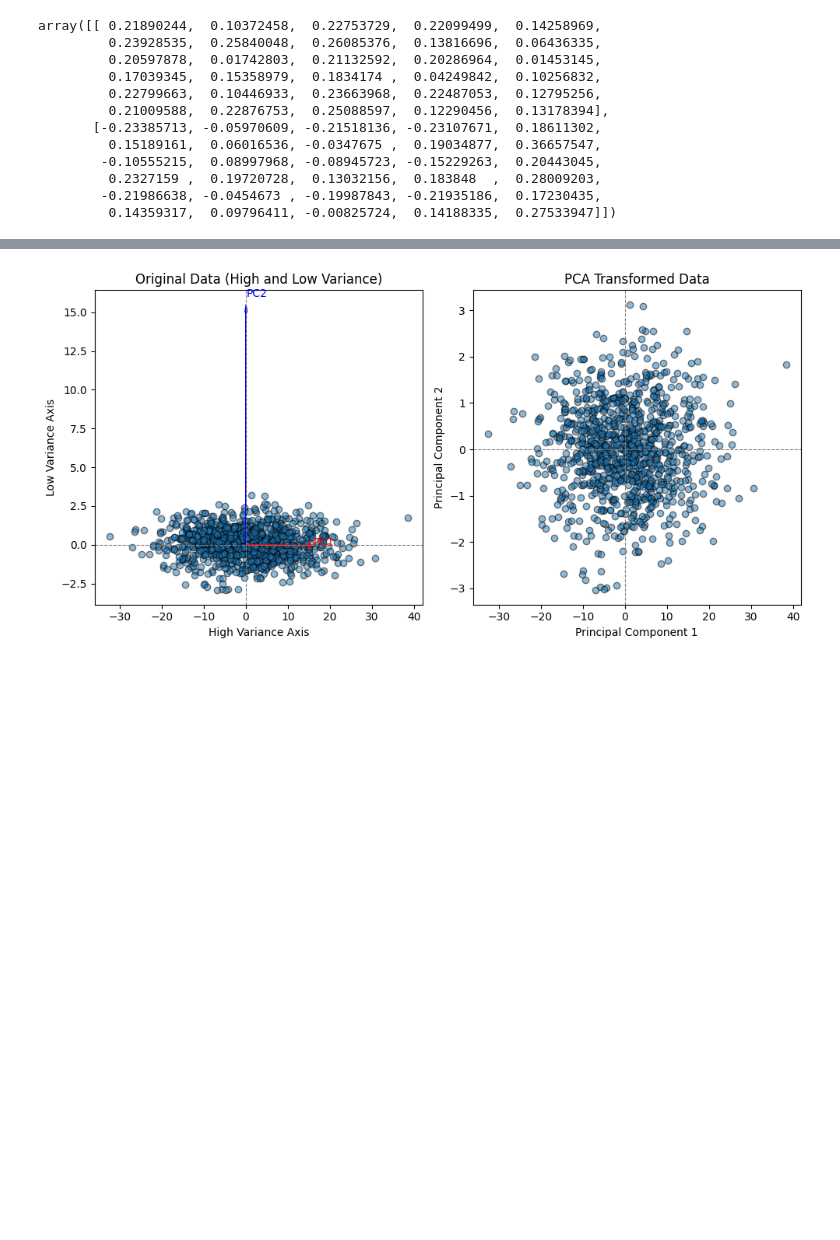
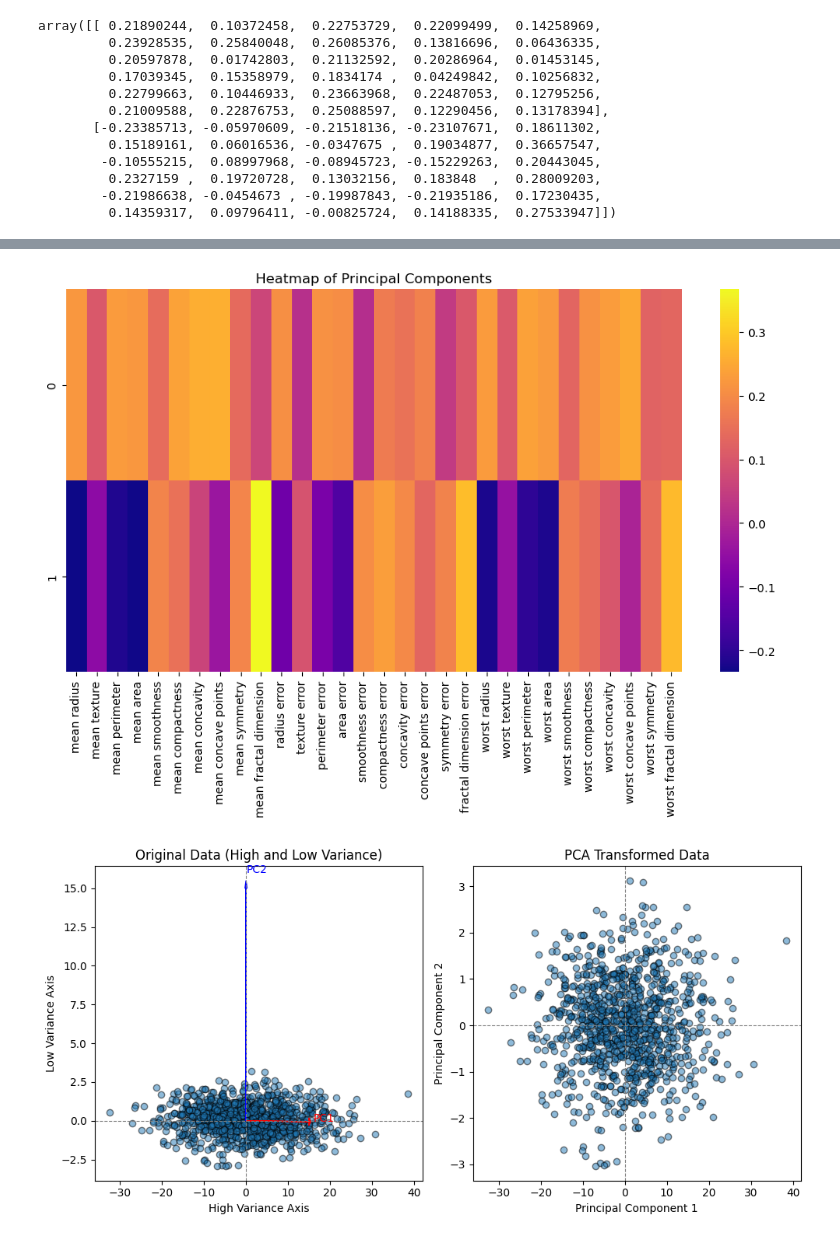
Before and after one commit to samira-shy/Python, a Jupyter notebook: MachineLearning/PrincipalComponentAnalysis/PrincipalComponentAnalysis.ipynb, the cells around one changed output, grey strips where cells are left out. Cells and saved outputs as stored; diff of their text form; code cells hidden in the pictures; blank space fills up the shorter version.

```diff
--- a/MachineLearning/PrincipalComponentAnalysis/PrincipalComponentAnalysis.ipynb
+++ b/MachineLearning/PrincipalComponentAnalysis/PrincipalComponentAnalysis.ipynb
@@ -160,0 +168,9 @@ df_comp = pd.DataFrame(pca.components_,columns=cancer['feature_names'])
+# %%
+plt.figure(figsize=(12,6))
+sns.heatmap(df_comp, cmap='plasma', annot=False, fmt=".2f", cbar=True)  # Adds annotation and color bar
+plt.title('Heatmap of Principal Components')  # Optional: Adds a title
+# plt.xlabel('Principal Components')  # Label for x-axis
+# plt.ylabel('Features')  # Label for y-axis
+plt.show()  # Displays the plot
+# %% [output]
+[figure, added]
```
Also changed, not shown: parts of 2 cells of this notebook.
